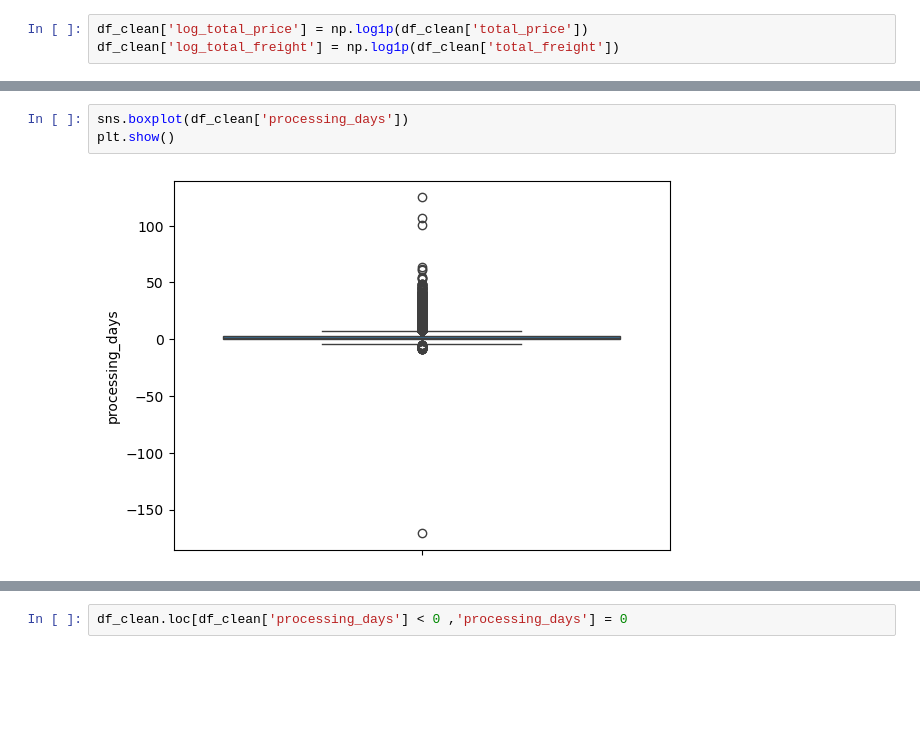
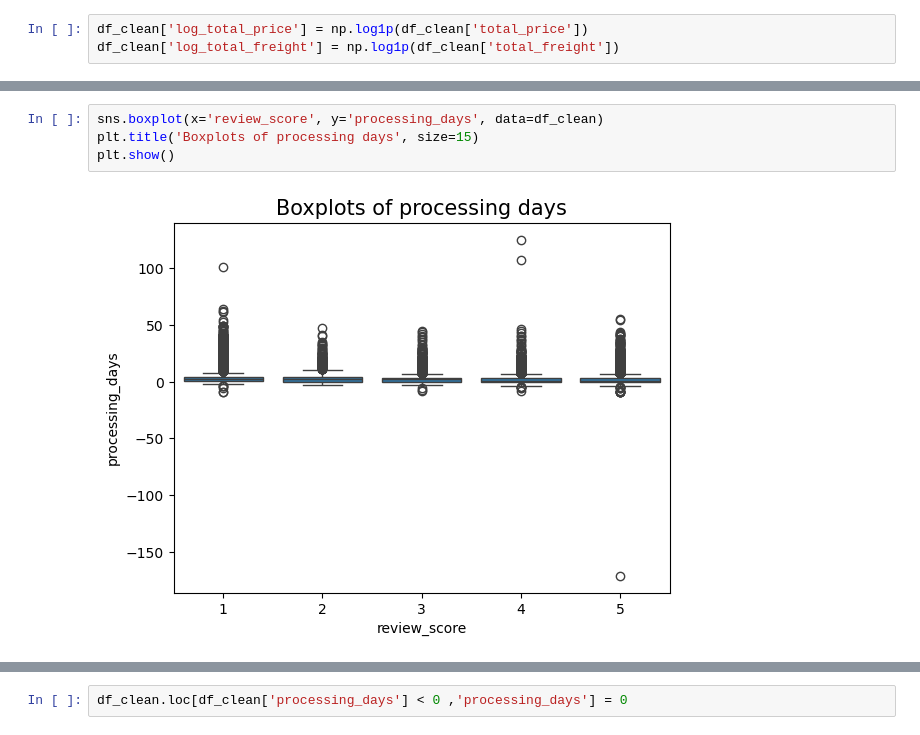
Before and after one commit to igorkotlarz1/Olist-reviews, a Jupyter notebook: notebooks/1_eda.ipynb, the cells around one changed output, grey strips where cells are left out. Cells and saved outputs as stored; diff of their text form; blank space fills up the shorter version.

```diff
--- a/notebooks/1_eda.ipynb
+++ b/notebooks/1_eda.ipynb
@@ -128,5 +136,6 @@ plt.show()
 # %%
-sns.boxplot(df_clean['processing_days'])
+sns.boxplot(x='review_score', y='processing_days', data=df_clean)
+plt.title('Boxplots of processing days', size=15)
 plt.show()
 # %% [output]
-[figure, old version]
+[figure, new version]
```
Also changed, not shown: parts of 32 cells of this notebook, 1 other file.
